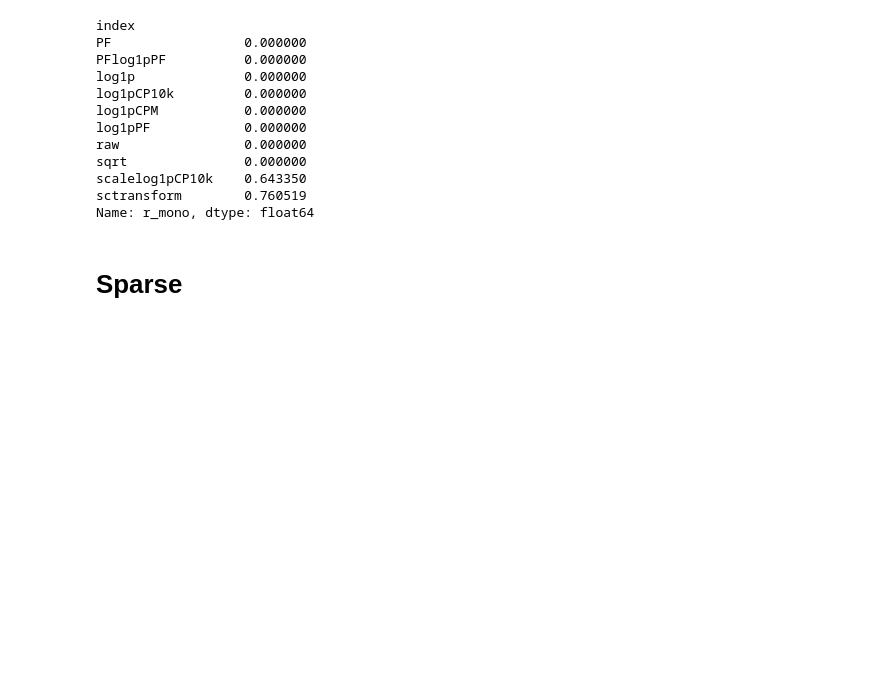
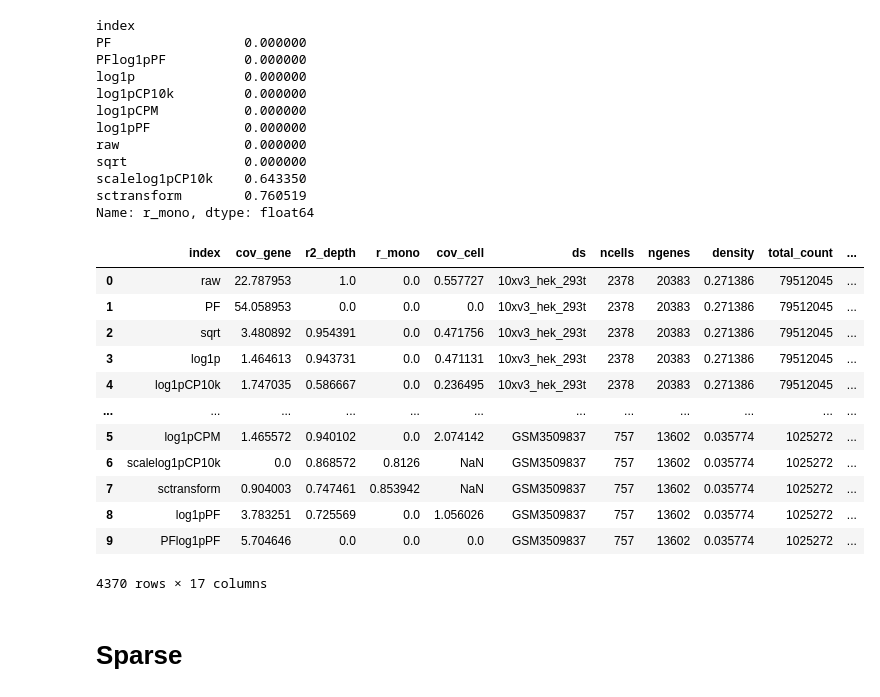
Before and after one commit to pachterlab/BHGP_2022, a Jupyter notebook: analysis/summary.ipynb, the cells around one changed output. Saved outputs shown, nothing was run; the diff lists cells and outputs as text; code cells hidden in the pictures; blank space fills up the shorter version.

```diff
--- a/analysis/summary.ipynb
+++ b/analysis/summary.ipynb
@@ -848,6 +943,22 @@ sqrt               0.000000
 scalelog1pCP10k    0.643350
 sctransform        0.760519
 Name: r_mono, dtype: float64
+# %%
+metrics.
+# %% [output]
+|  | index | cov_gene | r2_depth | r_mono | cov_cell | ds | ncells | ngenes | density | total_count | ... |
+| 0 | raw | 22.787953 | 1.0 | 0.0 | 0.557727 | 10xv3_hek_293t | 2378 | 20383 | 0.271386 | 79512045 | ... |
+| 1 | PF | 54.058953 | 0.0 | 0.0 | 0.0 | 10xv3_hek_293t | 2378 | 20383 | 0.271386 | 79512045 | ... |
+| 2 | sqrt | 3.480892 | 0.954391 | 0.0 | 0.471756 | 10xv3_hek_293t | 2378 | 20383 | 0.271386 | 79512045 | ... |
+| 3 | log1p | 1.464613 | 0.943731 | 0.0 | 0.471131 | 10xv3_hek_293t | 2378 | 20383 | 0.271386 | 79512045 | ... |
+| 4 | log1pCP10k | 1.747035 | 0.586667 | 0.0 | 0.236495 | 10xv3_hek_293t | 2378 | 20383 | 0.271386 | 79512045 | ... |
+| ... | ... | ... | ... | ... | ... | ... | ... | ... | ... | ... | ... |
+| 5 | log1pCPM | 1.465572 | 0.940102 | 0.0 | 2.074142 | GSM3509837 | 757 | 13602 | 0.035774 | 1025272 | ... |
+| 6 | scalelog1pCP10k | 0.0 | 0.868572 | 0.8126 | NaN | GSM3509837 | 757 | 13602 | 0.035774 | 1025272 | ... |
+| 7 | sctransform | 0.904003 | 0.747461 | 0.853942 | NaN | GSM3509837 | 757 | 13602 | 0.035774 | 1025272 | ... |
+| 8 | log1pPF | 3.783251 | 0.725569 | 0.0 | 1.056026 | GSM3509837 | 757 | 13602 | 0.035774 | 1025272 | ... |
+| 9 | PFlog1pPF | 5.704646 | 0.0 | 0.0 | 0.0 | GSM3509837 | 757 | 13602 | 0.035774 | 1025272 | ... |
+4370 rows × 17 columns
 # %% [markdown]
 # Sparse
 # %%
```
Also changed, not shown: parts of 13 cells of this notebook, 2 other files.
